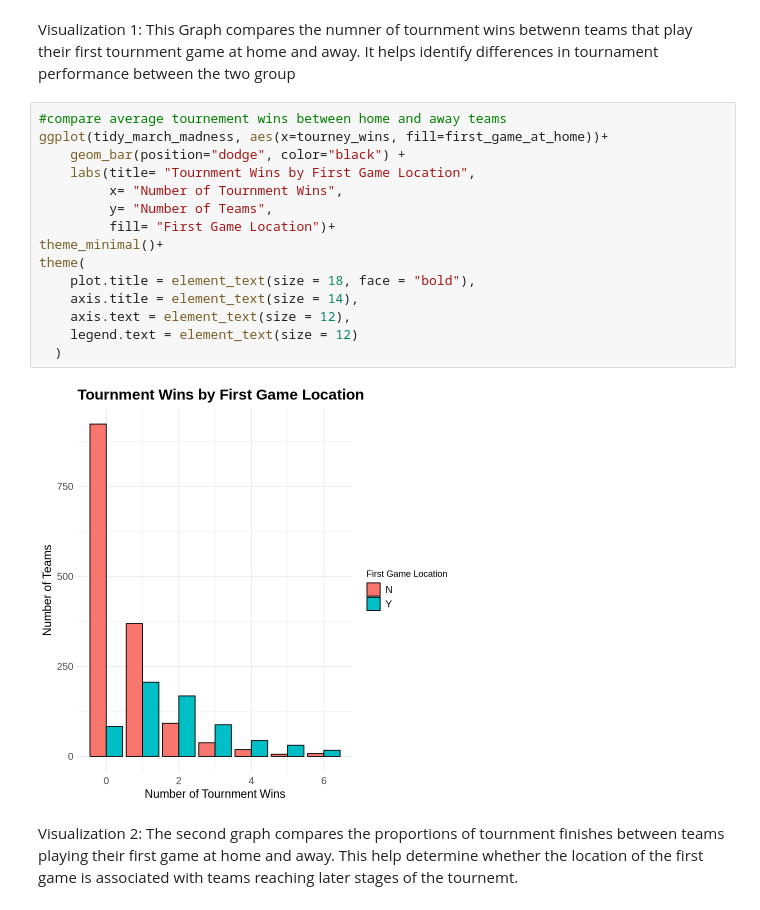
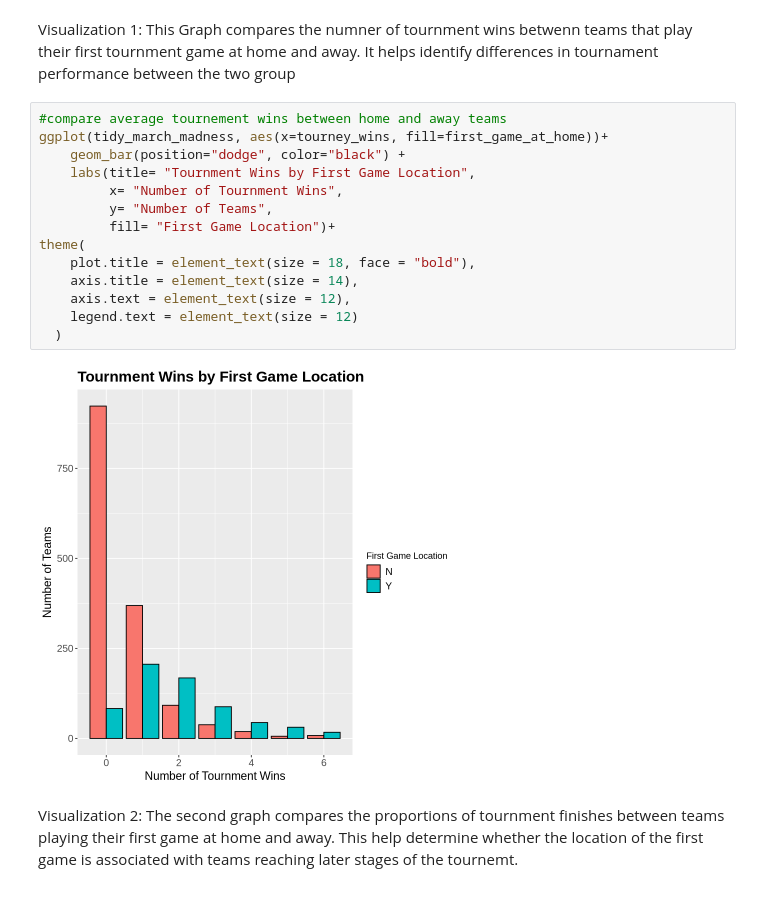
Before and after one commit to yemyatyaungsinCarson/dsci-100-project-ymys-carson, a Jupyter notebook: dsci-100-project-notebook.ipynb, the cells around one changed output. Drawn from its saved outputs; the diff is of its cells as text.

```diff
--- a/dsci-100-project-notebook.ipynb
+++ b/dsci-100-project-notebook.ipynb
@@ -436,20 +434,19 @@ Visualization 1: This Graph compares the numner of tournment wins betwenn teams
 # %%
 #compare average tournement wins between home and away teams
 ggplot(tidy_march_madness, aes(x=tourney_wins, fill=first_game_at_home))+
     geom_bar(position="dodge", color="black") +
     labs(title= "Tournment Wins by First Game Location",
          x= "Number of Tournment Wins",
          y= "Number of Teams",
          fill= "First Game Location")+
-theme_minimal()+
 theme(
     plot.title = element_text(size = 18, face = "bold"),
     axis.title = element_text(size = 14),
     axis.text = element_text(size = 12),
     legend.text = element_text(size = 12)
   )
 # %% [output]
-[figure, old version]
+[figure, new version]
 # %% [markdown]
 Visualization 2: The second graph compares the proportions of tournment finishes between teams playing their first game at home and away. This help determine whether the location of the first game is associated with teams reaching later stages of the tournemt.
 # %%
```
Also changed, not shown: parts of 3 cells of this notebook.
